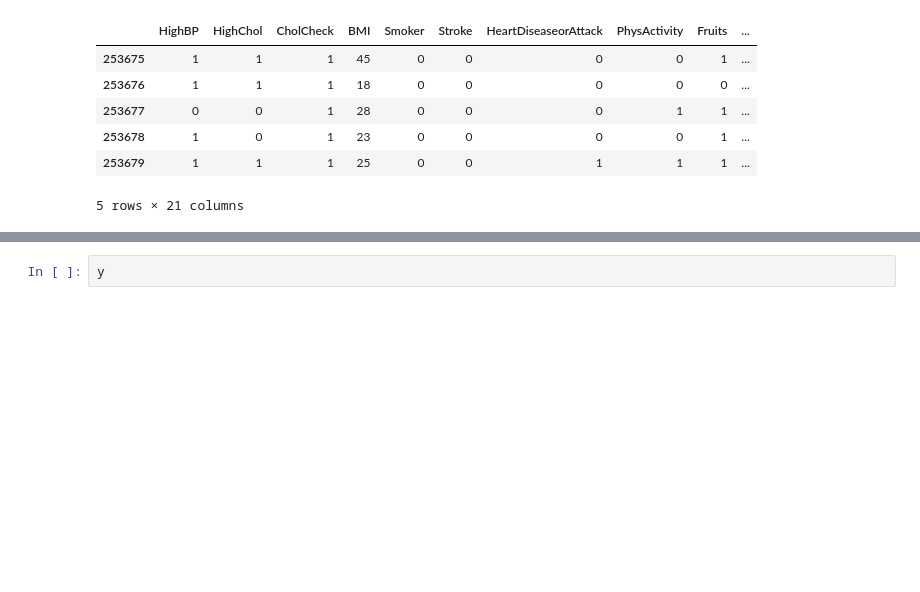
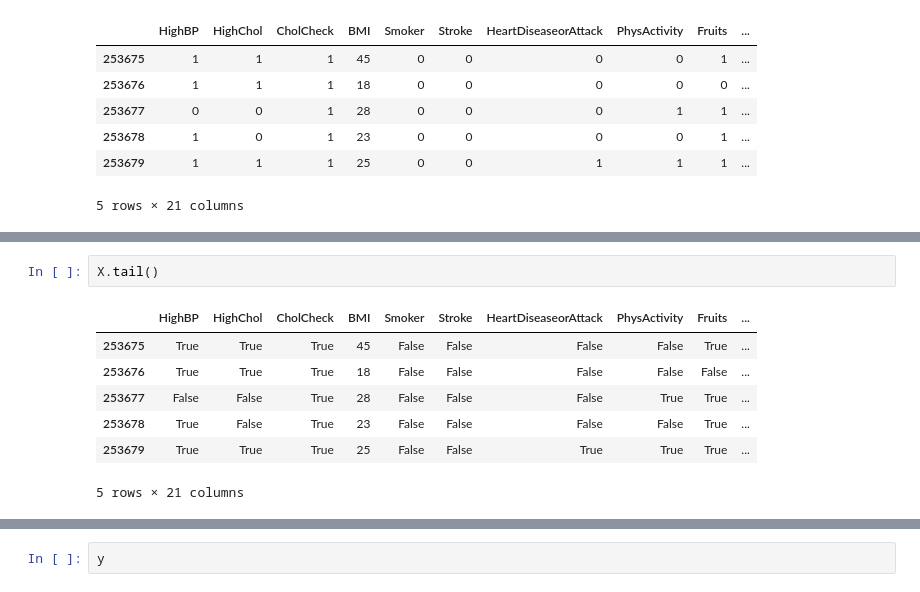
Before and after one commit to Mdfish9299/Project_Beta, a Jupyter notebook: Project.ipynb, the cells around one changed output, grey strips where cells are left out. Cells and saved outputs as stored; diff of their text form; blank space fills up the shorter version.

```diff
--- a/Project.ipynb
+++ b/Project.ipynb
@@ -62,0 +86,10 @@ X.tail()
+# %%
+X.tail()
+# %% [output]
+|  | HighBP | HighChol | CholCheck | BMI | Smoker | Stroke | HeartDiseaseorAttack | PhysActivity | Fruits | ... |
+| 253675 | True | True | True | 45 | False | False | False | False | True | ... |
+| 253676 | True | True | True | 18 | False | False | False | False | False | ... |
+| 253677 | False | False | True | 28 | False | False | False | True | True | ... |
+| 253678 | True | False | True | 23 | False | False | False | False | True | ... |
+| 253679 | True | True | True | 25 | False | False | True | True | True | ... |
+5 rows × 21 columns
```
Also changed, not shown: parts of 11 cells of this notebook.
